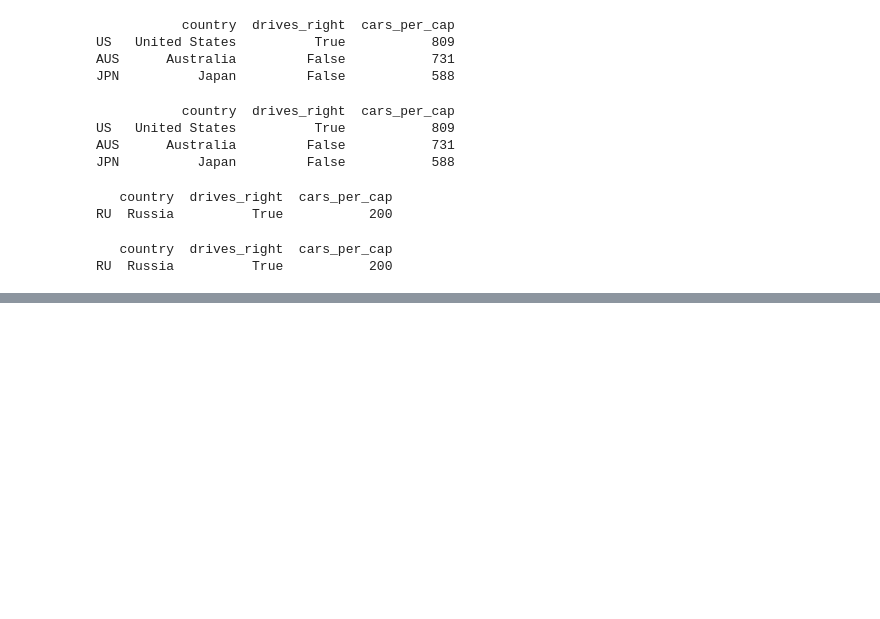
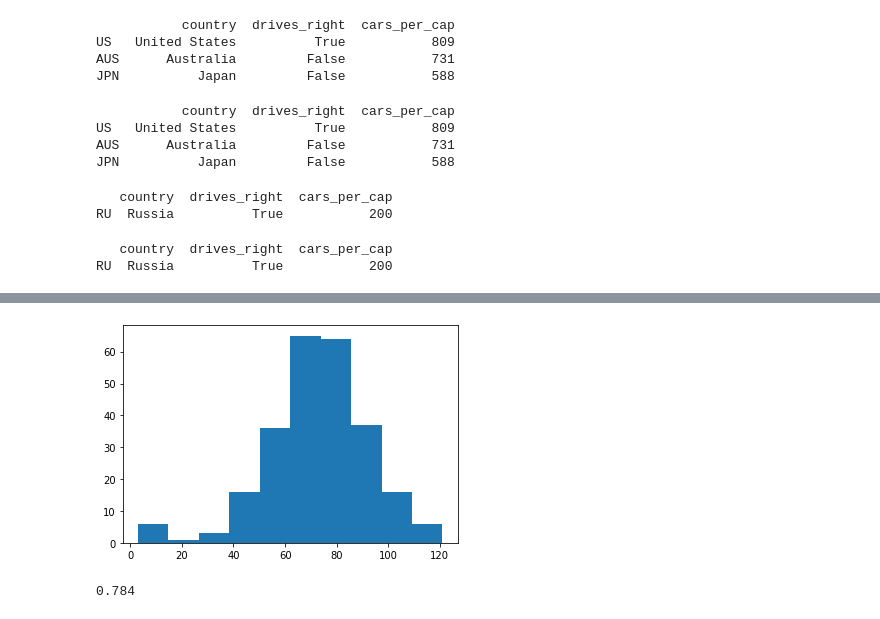
Before and after one commit to DCox88/Code, a Jupyter notebook: python/datacamp_data_scientist_with_python_track/2 - Intermediate Python.ipynb, the cells around one changed output, grey strips where cells are left out. Cells and saved outputs as stored; diff of their text form; code cells hidden in the pictures; blank space fills up the shorter version.

```diff
--- a/python/datacamp_data_scientist_with_python_track/2 - Intermediate Python.ipynb
+++ b/python/datacamp_data_scientist_with_python_track/2 - Intermediate Python.ipynb
@@ -643,0 +1111,16 @@ RU  Russia          True           200
+# %%
+# What is the probability we finish on step 60 or higher?
+# Find the End step and plot a histogram of them
+# Select last row from np_aw_t: ends
+ends = np_aw_t[-1,:]
+
+# Plot histogram of ends, display plot
+plt.hist(ends)
+plt.show()
+# %% [output]
+[figure, added]
+# %%
+# Now to calculate the probabilty take the count of all ends > 60 and divide by total count
+np.count_nonzero(ends >= 60) / np.count_nonzero(ends)
+# %% [output]
+0.784
```
Also changed, not shown: parts of 29 cells of this notebook.
